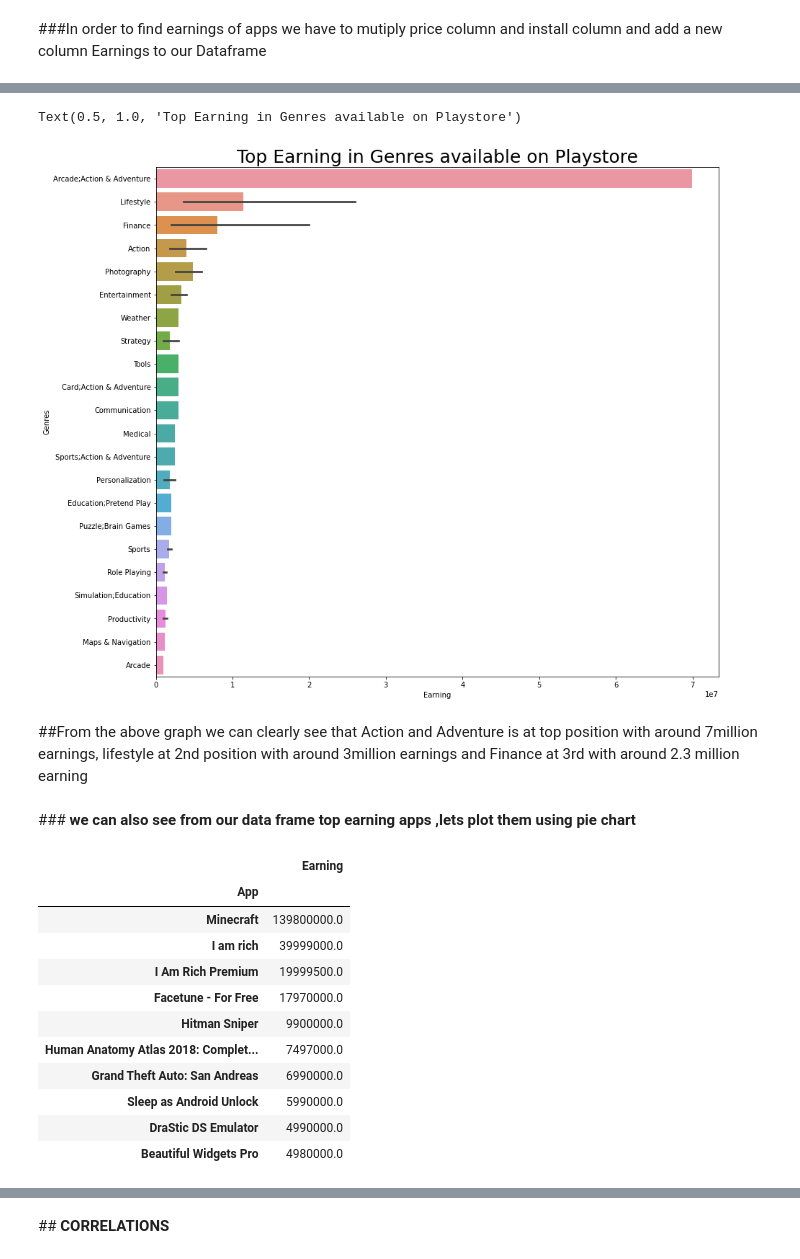
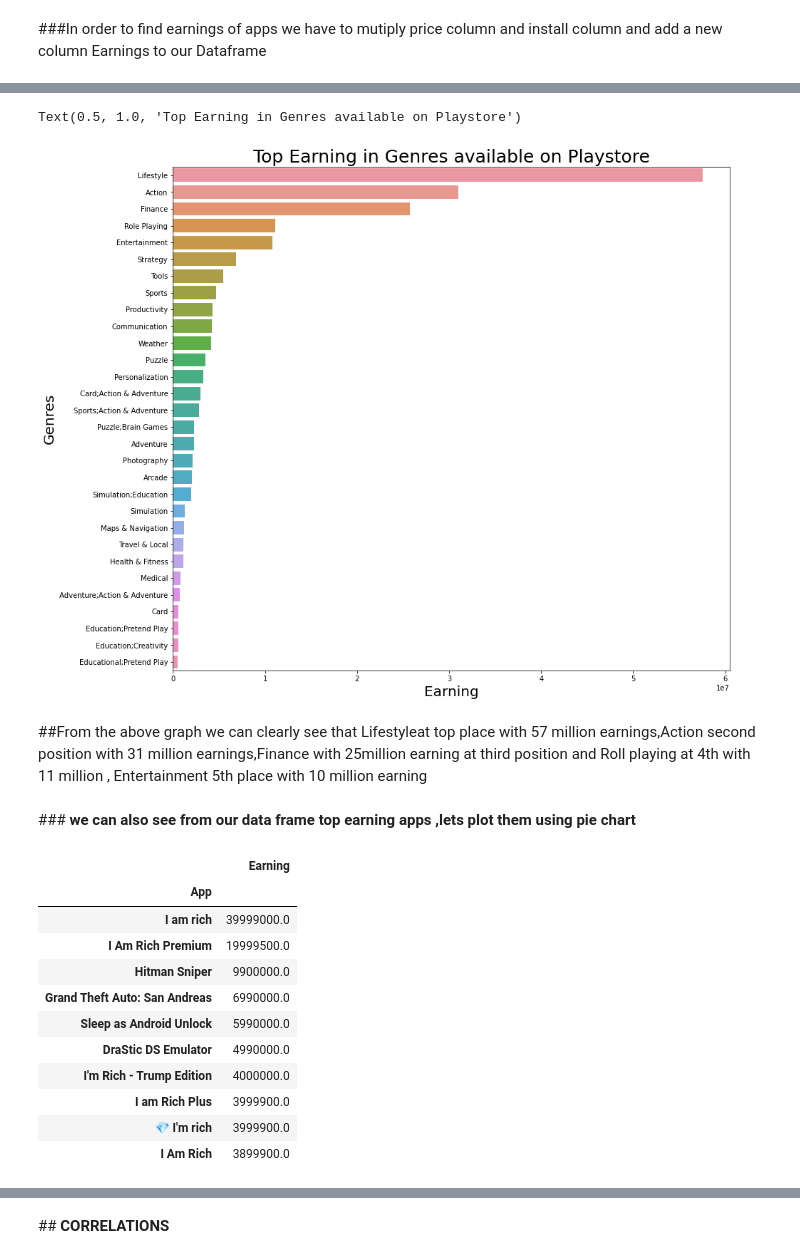
Before and after one commit to MANISH-KUMAR-CODES/Playstore-analysis-capstone-project-1, a Jupyter notebook: Play_Store_App_Review_Analysis_Capstone_Project.ipynb, the cells around one changed output, grey strips where cells are left out. Saved outputs shown, nothing was run; the diff lists cells and outputs as text; code cells hidden in the pictures.

```diff
--- a/Play_Store_App_Review_Analysis_Capstone_Project.ipynb
+++ b/Play_Store_App_Review_Analysis_Capstone_Project.ipynb
@@ -782,7 +782,8 @@ Text(0.5, 1.0, 'Top 20 Genres')
 # %%
 #Making a new column earning  and adding it to our dataframe
 df1['Earning'] = df1['Price']*df1['Installs']
-df1 = df1.sort_values(by = 'Earning',ascending = False).head(55)
+df1 = df1.sort_values(by = 'Earning',ascending = False)
+df1.drop_duplicates(subset ="App", keep = False, inplace = True)
 df1
 # %% [output]
 |  | App | Category | Rating | Reviews | Size | Installs | Type | Price | Content Rating | Genres | ... |
@@ -814,0 +837,4 @@ Text(0.5, 1.0, 'Top Earning in Category available on Playstore')
+# %%
+#Creating another Dataframe
+df3 = df1.groupby('Genres')[['Earning']].sum().sort_values(by='Earning', ascending=False).head(30)
+df3
@@ -815,13 +860,15 @@ Text(0.5, 1.0, 'Top Earning in Category available on Playstore')
 # %%
 #plotting barplot
 plt.figure(figsize= (14,13))
-sns.barplot(df1.Earning,df1.Genres)
+plt.ylabel('Genres',size= 20)
+plt.xlabel('Earning',size = 20)
+sns.barplot(df3.Earning,df3.index)
 plt.title('Top Earning in Genres available on Playstore',size= 25)
 # %% [output]
 Text(0.5, 1.0, 'Top Earning in Genres available on Playstore')
-[figure, old version]
+[figure, new version]
 # %% [markdown]
-##From the above graph we can clearly see that Action and Adventure is at top position with around 7million earnings, lifestyle at 2nd position with around 3million earnings and Finance at 3rd with around  2.3 million earning
+##From the above graph we can clearly see that Lifestyleat top place with 57 million earnings,Action second position with 31 million earnings,Finance with 25million earning at third position and Roll playing at 4th with 11 million , Entertainment 5th place with 10 million earning
 # %% [markdown]
 ###<B> we can also see from our data frame top earning apps ,lets plot them using pie chart
 # %%
@@ -831,16 +878,16 @@ topearning_app
 # %% [output]
 |  | Earning |
 | App |  |
-| Minecraft | 139800000.0 |
 | I am rich | 39999000.0 |
 | I Am Rich Premium | 19999500.0 |
-| Facetune - For Free | 17970000.0 |
 | Hitman Sniper | 9900000.0 |
-| Human Anatomy Atlas 2018: Complet... | 7497000.0 |
 | Grand Theft Auto: San Andreas | 6990000.0 |
 | Sleep as Android Unlock | 5990000.0 |
 | DraStic DS Emulator | 4990000.0 |
-| Beautiful Widgets Pro | 4980000.0 |
+| I'm Rich - Trump Edition | 4000000.0 |
+| I am Rich Plus | 3999900.0 |
+| 💎 I'm rich | 3999900.0 |
+| I Am Rich | 3899900.0 |
 # %%
 plt.figure(figsize=(14,13))                                        #setting fig size
 plt.title('Top Earning Apps',size = 20)                              # giving title name
```
Also changed, not shown: parts of 9 cells of this notebook.
